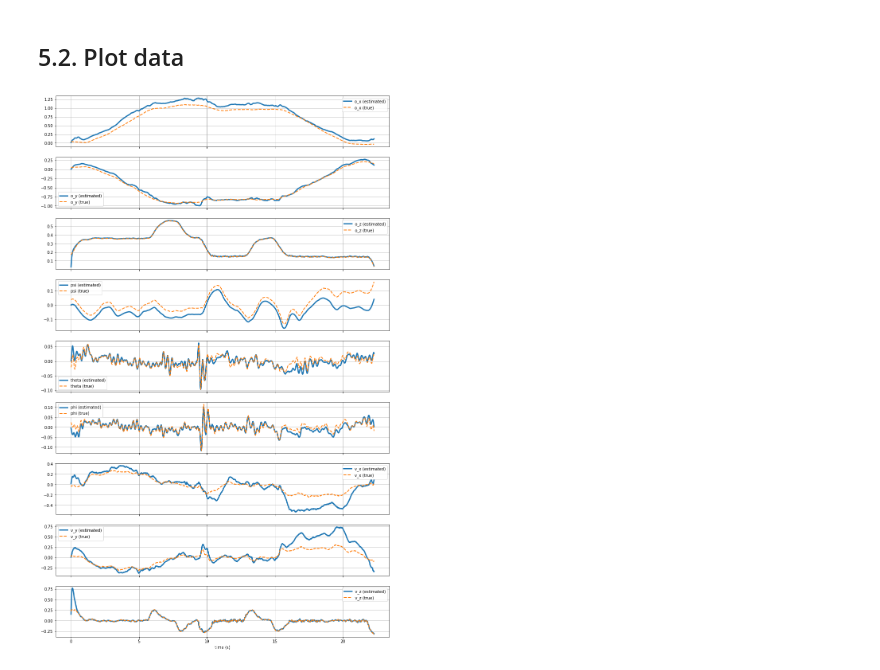
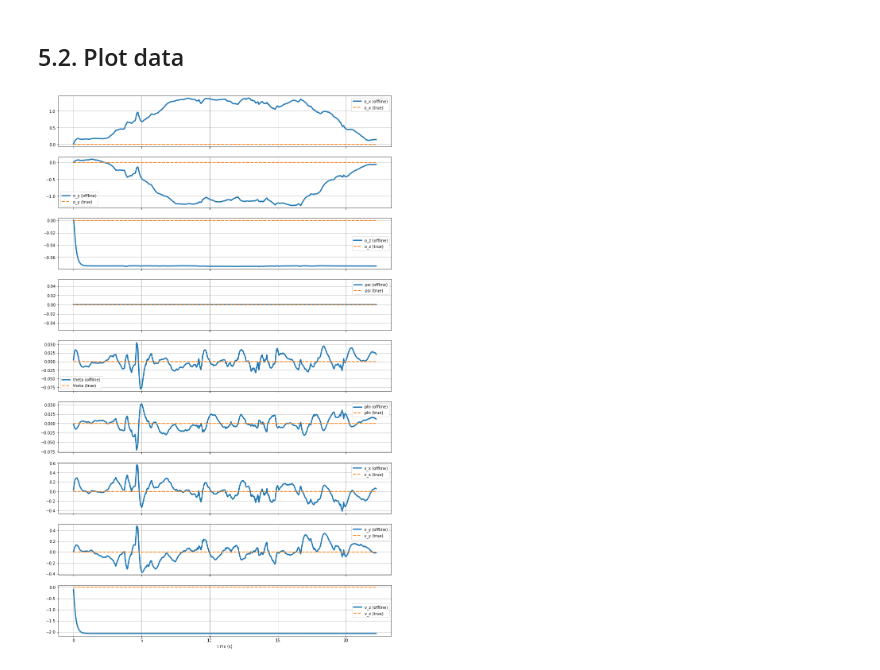
Before and after one commit to dmccann3/AE483_SearchRescue, a Jupyter notebook: analysis.ipynb, the cells around one changed output. Cells and saved outputs as stored; diff of their text form; code cells hidden in the pictures.

```diff
--- a/analysis.ipynb
+++ b/analysis.ipynb
@@ -661,7 +683,7 @@ $\displaystyle \left[\begin{matrix}0 & -4.09255567950588 & 0 & 0\\4.092555679505
 Import data from flight test
 # %%
 data = load_hardware_data(
-    'variance_data.json',  # <-- replace with name of file with hardware data
+    'variance_data2.json',  # <-- replace with name of file with hardware data
     t_min_offset=3.,       # <-- (optional) replace with how many seconds of data to ignore at start
     t_max_offset=3.,       # <-- (optional) replace with how many seconds of data to ignore at end
     only_in_flight=True,   # <-- (optional) only loads data for which o_z_des is positive
@@ -1668,10 +1690,10 @@ print(L)
 Import
 # %%
 data = load_hardware_data(
-    'final_testing_5gram.json',   # <-- FIXME: replace with name of file with data
+    'final_testing1_1gram_funky2.json',   # <-- FIXME: replace with name of file with data
     t_min_offset=3.,
     t_max_offset=3.,
-    only_in_flight=True,
+    only_in_flight=False
 )
 # %% [markdown]
 Parse
@@ -1841,30 +1844,30 @@ for i in range(len(t)):
 ## 5.2. Plot data
 # %%
 def comparison_plot(t, s_hat, s_true, name, ax):
-    ax.plot(t, s_hat, label=f'{name} (estimated)', linewidth=3)
+    ax.plot(t, s_hat, label=f'{name} (offline)', linewidth=3)
     ax.plot(t, s_true, '--', label=f'{name} (true)', linewidth=2)
     ax.legend()
     ax.grid()
 
 fig, (ax_o_x,
       ax_o_y,
       ax_o_z,
       ax_psi,
       ax_theta,
       ax_phi,
       ax_v_x,
       ax_v_y,
       ax_v_z) = plt.subplots(9, 1, figsize=(15, 25), sharex=True)
 comparison_plot(t, o_x_hat, o_x_true, 'o_x', ax_o_x)
 comparison_plot(t, o_y_hat, o_y_true, 'o_y', ax_o_y)
 comparison_plot(t, o_z_hat, o_z_true, 'o_z', ax_o_z)
 comparison_plot(t, psi_hat, psi_true, 'psi', ax_psi)
 comparison_plot(t, theta_hat, theta_true, 'theta', ax_theta)
 comparison_plot(t, phi_hat, phi_true, 'phi', ax_phi)
 comparison_plot(t, v_x_hat, v_x_true, 'v_x', ax_v_x)
 comparison_plot(t, v_y_hat, v_y_true, 'v_y', ax_v_y)
 comparison_plot(t, v_z_hat, v_z_true, 'v_z', ax_v_z)
 ax_v_z.set_xlabel('time (s)')
 plt.show()
 # %% [output]
-[figure, old version]
+[figure, new version]
```
Also changed, not shown: parts of 46 cells of this notebook, 16 other files.
